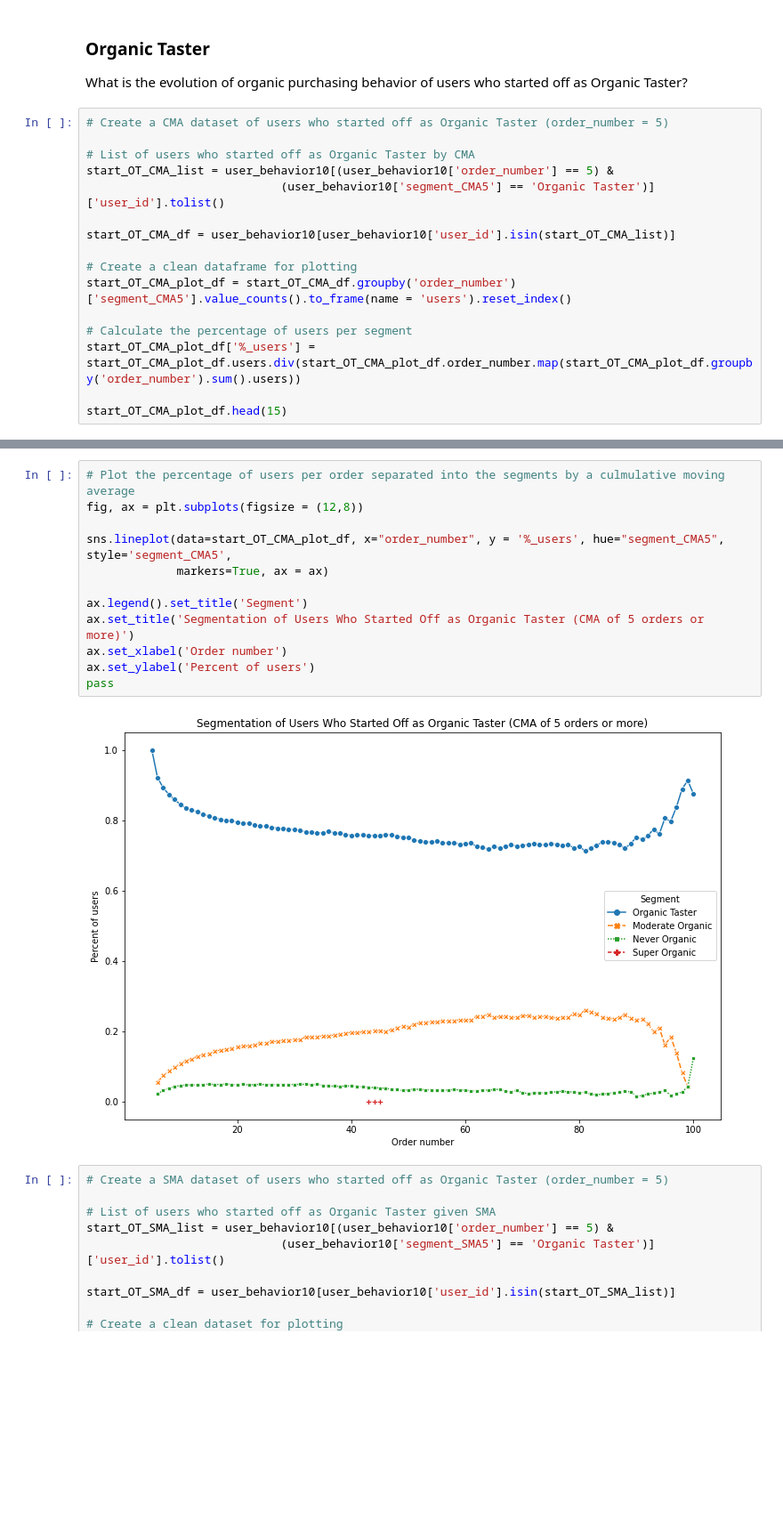
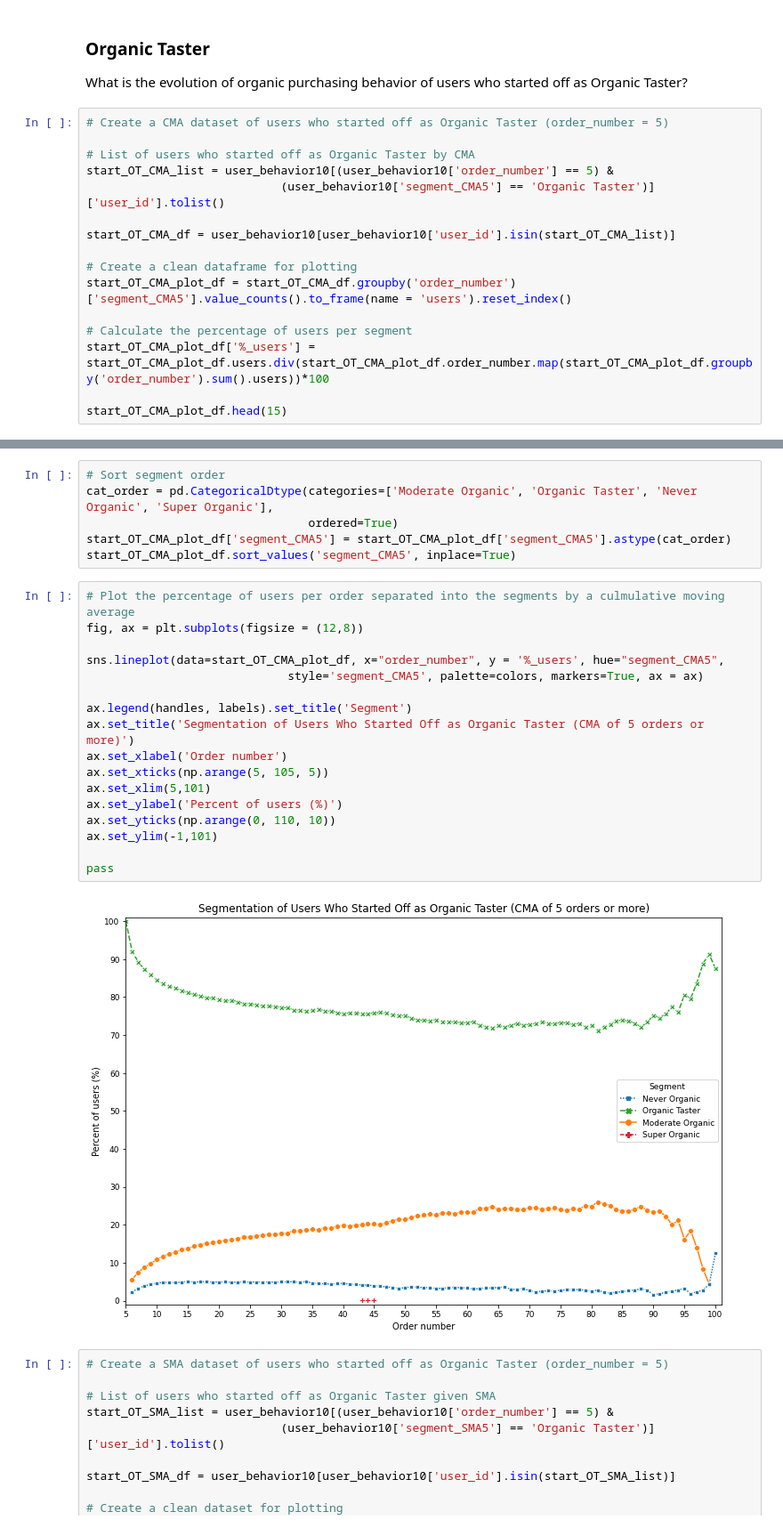
Before and after one commit to stemlock/Instacart_Market_Basket_Data_Analysis, a Jupyter notebook: Question 3.ipynb, the cells around one changed output, grey strips where cells are left out. Shown at 89% size. Drawn from its saved outputs; the diff is of its cells as text; blank space fills up the shorter version.

```diff
--- a/Question 3.ipynb
+++ b/Question 3.ipynb
@@ -648,7 +678,7 @@ start_OT_CMA_df = user_behavior10[user_behavior10['user_id'].isin(start_OT_CMA_l
 start_OT_CMA_plot_df = start_OT_CMA_df.groupby('order_number')['segment_CMA5'].value_counts().to_frame(name = 'users').reset_index()
 
 # Calculate the percentage of users per segment
-start_OT_CMA_plot_df['%_users'] = start_OT_CMA_plot_df.users.div(start_OT_CMA_plot_df.order_number.map(start_OT_CMA_plot_df.groupby('order_number').sum().users))
+start_OT_CMA_plot_df['%_users'] = start_OT_CMA_plot_df.users.div(start_OT_CMA_plot_df.order_number.map(start_OT_CMA_plot_df.groupby('order_number').sum().users))*100
 
 start_OT_CMA_plot_df.head(15)
 # %% [output]
@@ -671,17 +701,28 @@ start_OT_CMA_plot_df.head(15)
+# %%
+# Sort segment order
+cat_order = pd.CategoricalDtype(categories=['Moderate Organic', 'Organic Taster', 'Never Organic', 'Super Organic'],
+                                ordered=True)
+start_OT_CMA_plot_df['segment_CMA5'] = start_OT_CMA_plot_df['segment_CMA5'].astype(cat_order)
+start_OT_CMA_plot_df.sort_values('segment_CMA5', inplace=True)
 # %%
 # Plot the percentage of users per order separated into the segments by a culmulative moving average
 fig, ax = plt.subplots(figsize = (12,8))
 
-sns.lineplot(data=start_OT_CMA_plot_df, x="order_number", y = '%_users', hue="segment_CMA5", style='segment_CMA5',
-             markers=True, ax = ax)
+sns.lineplot(data=start_OT_CMA_plot_df, x="order_number", y = '%_users', hue="segment_CMA5",
+                             style='segment_CMA5', palette=colors, markers=True, ax = ax)
 
-ax.legend().set_title('Segment')
+ax.legend(handles, labels).set_title('Segment')
 ax.set_title('Segmentation of Users Who Started Off as Organic Taster (CMA of 5 orders or more)')
 ax.set_xlabel('Order number')
-ax.set_ylabel('Percent of users')
+ax.set_xticks(np.arange(5, 105, 5))
+ax.set_xlim(5,101)
+ax.set_ylabel('Percent of users (%)')
+ax.set_yticks(np.arange(0, 110, 10))
+ax.set_ylim(-1,101)
+
 pass
 # %% [output]
-[figure, old version]
+[figure, new version]
 # %%
 # Create a SMA dataset of users who started off as Organic Taster (order_number = 5)
 
```
Also changed, not shown: parts of 20 cells of this notebook.
